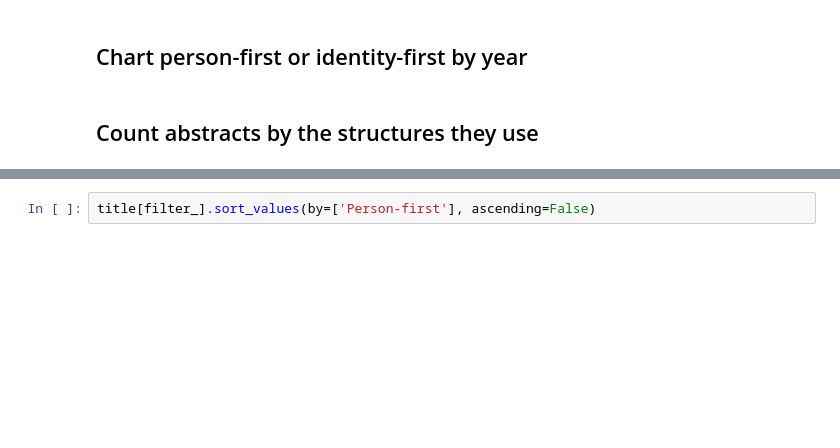
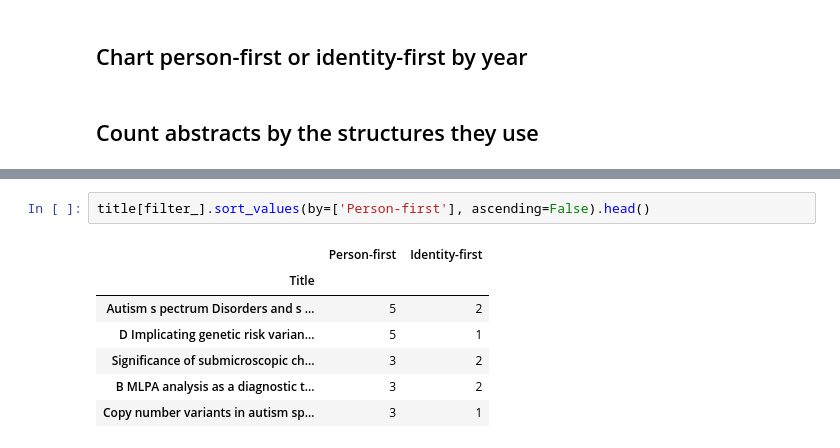
Before and after one commit to UKDataServiceOpen/Person_Identy_First_Language, a Jupyter notebook: 2023_Second_analysis/code/3_Pattern_matching.ipynb, the cells around one changed output, grey strips where cells are left out. Drawn from its saved outputs; the diff is of its cells as text; blank space fills up the shorter version.

```diff
--- a/2023_Second_analysis/code/3_Pattern_matching.ipynb
+++ b/2023_Second_analysis/code/3_Pattern_matching.ipynb
@@ -405,3 +616,11 @@ len(title[filter_])
 # %%
-title[filter_].sort_values(by=['Person-first'], ascending=False)
+title[filter_].sort_values(by=['Person-first'], ascending=False).head()
+# %% [output]
+|  | Person-first | Identity-first |
+| Title |  |  |
+| Autism s pectrum Disorders and s ... | 5 | 2 |
+| D Implicating genetic risk varian... | 5 | 1 |
+| Significance of submicroscopic ch... | 3 | 2 |
+| B MLPA analysis as a diagnostic t... | 3 | 2 |
+| Copy number variants in autism sp... | 3 | 1 |
 # %%
```
Also changed, not shown: parts of 35 cells of this notebook, 4 other files.
